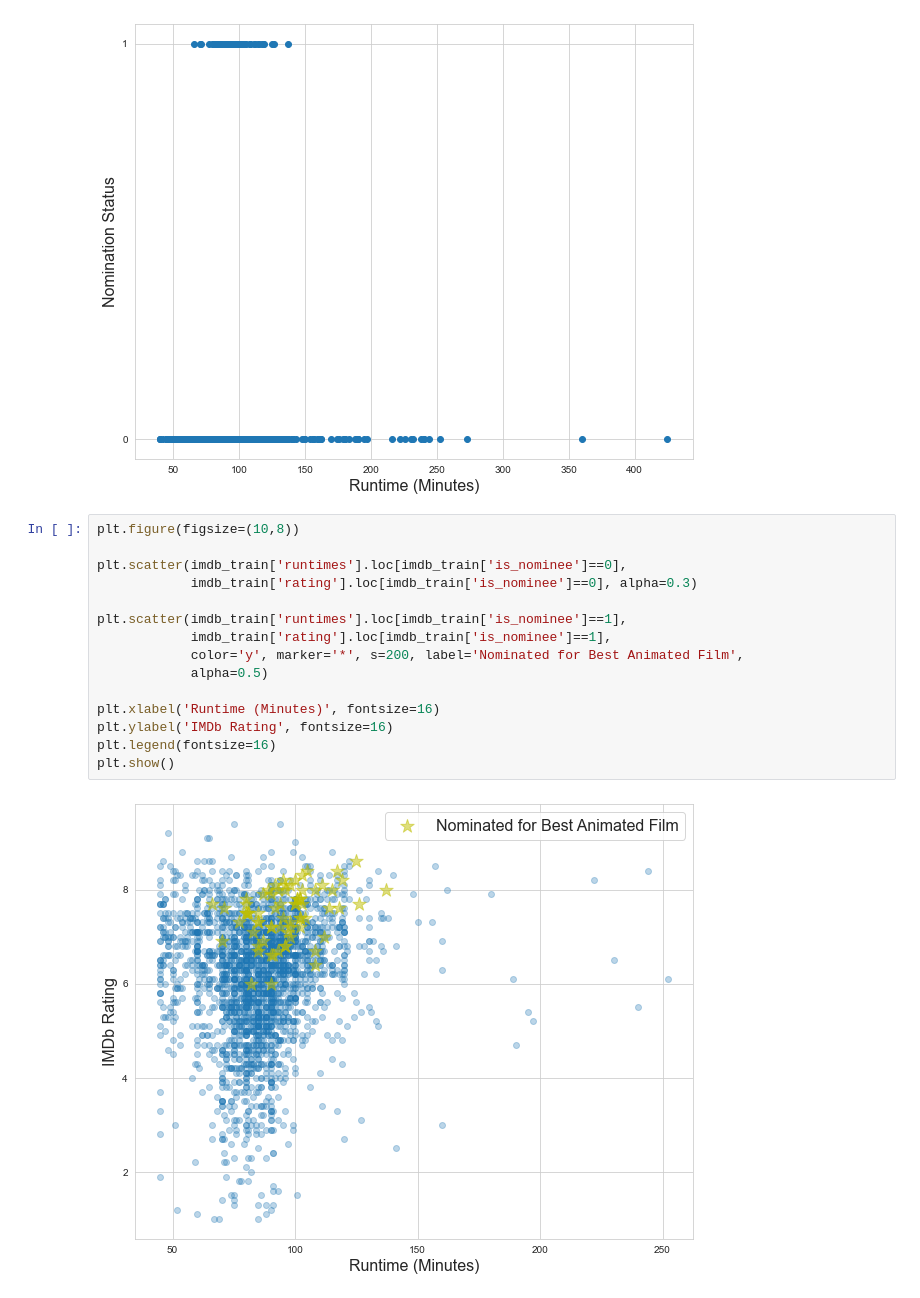
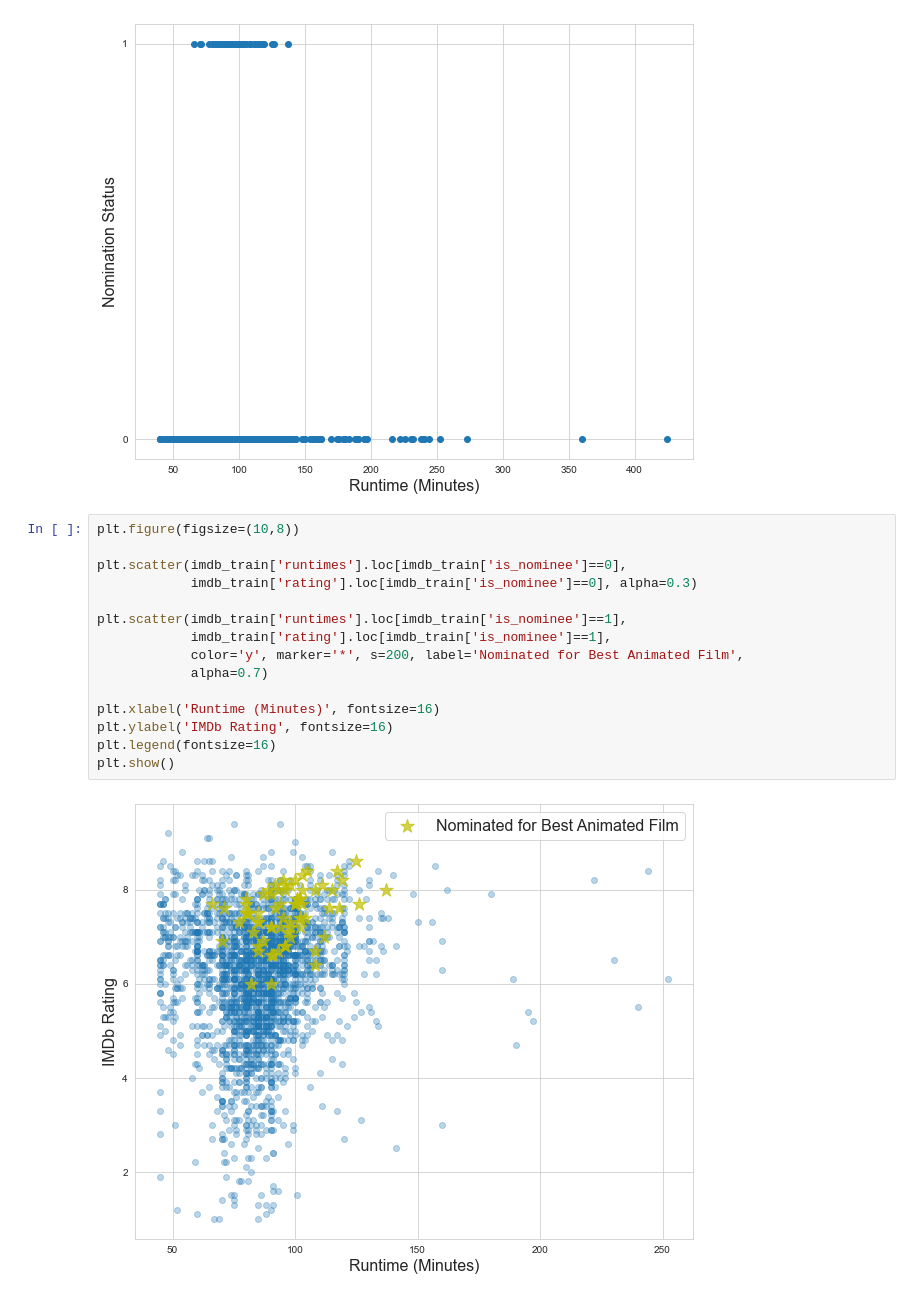
Before and after one commit to wrlaxboy151/may22-lunar-outpost, a Jupyter notebook: Data/Exploratory Data Analysis CDR.ipynb, the cells around one changed output. Drawn from its saved outputs; the diff is of its cells as text.

```diff
--- a/Data/Exploratory Data Analysis CDR.ipynb
+++ b/Data/Exploratory Data Analysis CDR.ipynb
@@ -84,17 +158,17 @@ plt.show()
 # %%
 plt.figure(figsize=(10,8))
 
 plt.scatter(imdb_train['runtimes'].loc[imdb_train['is_nominee']==0],
             imdb_train['rating'].loc[imdb_train['is_nominee']==0], alpha=0.3)
 
 plt.scatter(imdb_train['runtimes'].loc[imdb_train['is_nominee']==1],
             imdb_train['rating'].loc[imdb_train['is_nominee']==1],
             color='y', marker='*', s=200, label='Nominated for Best Animated Film',
-            alpha=0.5)
+            alpha=0.7)
 
 plt.xlabel('Runtime (Minutes)', fontsize=16)
 plt.ylabel('IMDb Rating', fontsize=16)
 plt.legend(fontsize=16)
 plt.show()
 # %% [output]
-[figure, old version]
+[figure, new version]
```
Also changed, not shown: parts of 22 cells of this notebook.
